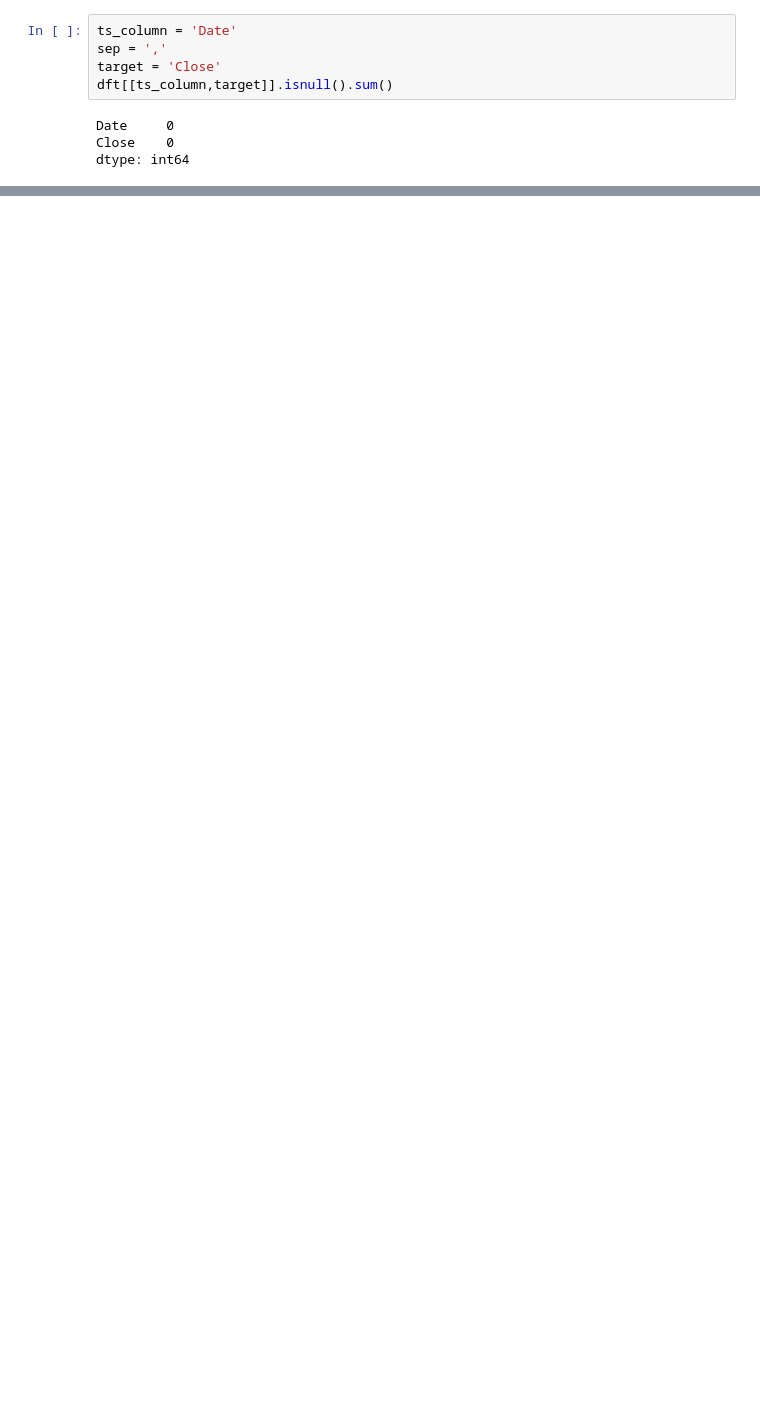
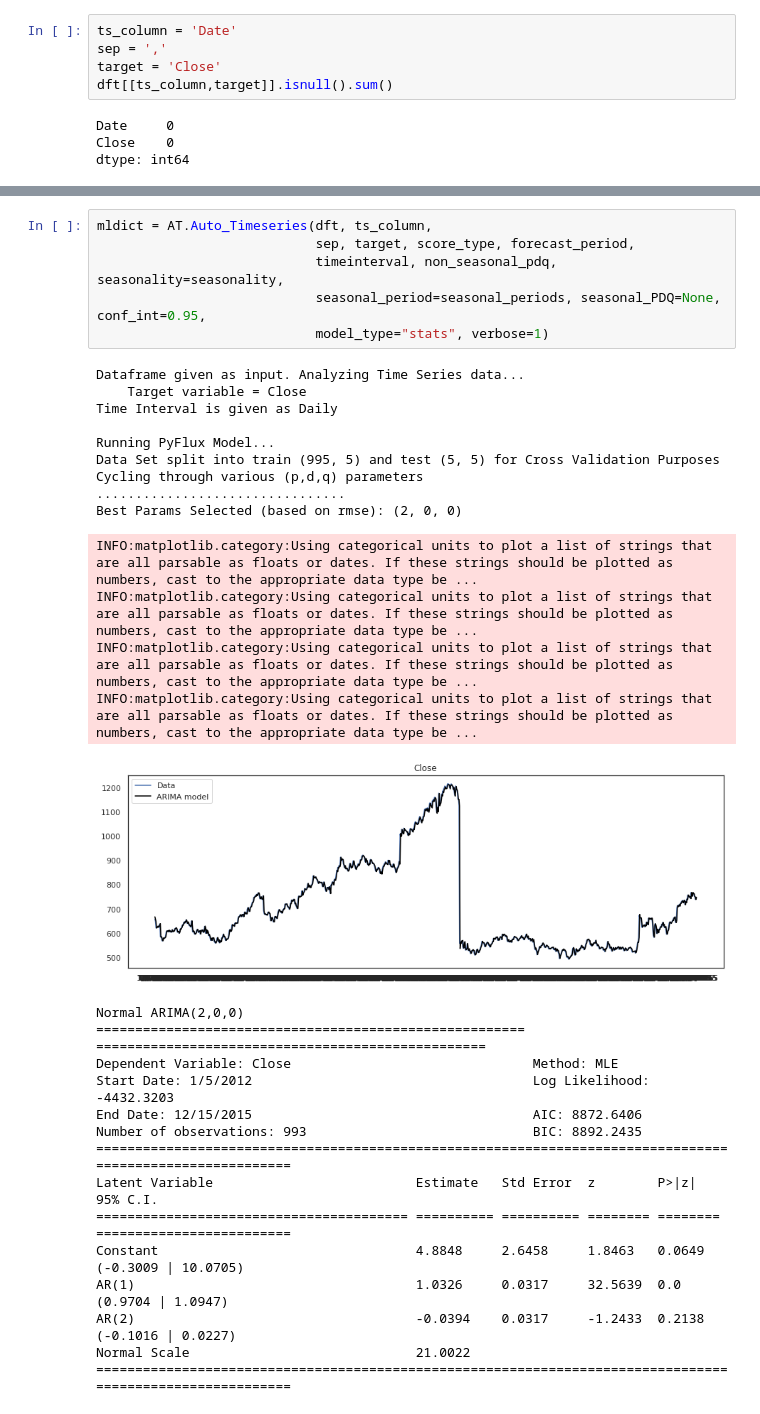
Before and after one commit to AutoViML/Auto_TS, a Jupyter notebook: Auto_Timeseries_Test.ipynb, the cells around one changed output, grey strips where cells are left out. Cells and saved outputs as stored; diff of their text form; blank space fills up the shorter version.

Commit message:
rearchitected the Auto_Timeseries_Final.py file and tested with Auto_Timeseries_Test.ipynb

```diff
--- a/Auto_Timeseries_Test.ipynb
+++ b/Auto_Timeseries_Test.ipynb
@@ -95,0 +92,35 @@ Best Model is:
+# %%
+mldict = AT.Auto_Timeseries(dft, ts_column,
+                            sep, target, score_type, forecast_period,
+                            timeinterval, non_seasonal_pdq, seasonality=seasonality,
+                            seasonal_period=seasonal_periods, seasonal_PDQ=None, conf_int=0.95,
+                            model_type="stats", verbose=1)
+# %% [output]
+Dataframe given as input. Analyzing Time Series data...
+    Target variable = Close
+Time Interval is given as Daily
+
+Running PyFlux Model...
+Data Set split into train (995, 5) and test (5, 5) for Cross Validation Purposes
+Cycling through various (p,d,q) parameters
+................................
+Best Params Selected (based on rmse): (2, 0, 0)
+INFO:matplotlib.category:Using categorical units to plot a list of strings that are all parsable as floats or dates. If these strings should be plotted as numbers, cast to the appropriate data type be ...
+INFO:matplotlib.category:Using categorical units to plot a list of strings that are all parsable as floats or dates. If these strings should be plotted as numbers, cast to the appropriate data type be ...
+INFO:matplotlib.category:Using categorical units to plot a list of strings that are all parsable as floats or dates. If these strings should be plotted as numbers, cast to the appropriate data type be ...
+INFO:matplotlib.category:Using categorical units to plot a list of strings that are all parsable as floats or dates. If these strings should be plotted as numbers, cast to the appropriate data type be ...
+[figure, added]
+Normal ARIMA(2,0,0)
+======================================================= ==================================================
+Dependent Variable: Close                               Method: MLE
+Start Date: 1/5/2012                                    Log Likelihood: -4432.3203
+End Date: 12/15/2015                                    AIC: 8872.6406
+Number of observations: 993                             BIC: 8892.2435
+==========================================================================================================
+Latent Variable                          Estimate   Std Error  z        P>|z|    95% C.I.
+======================================== ========== ========== ======== ======== =========================
+Constant                                 4.8848     2.6458     1.8463   0.0649   (-0.3009 | 10.0705)
+AR(1)                                    1.0326     0.0317     32.5639  0.0      (0.9704 | 1.0947)
+AR(2)                                    -0.0394    0.0317     -1.2433  0.2138   (-0.1016 | 0.0227)
+Normal Scale                             21.0022
+==========================================================================================================
```
Also changed, not shown: parts of 12 cells of this notebook, 18 other files.
